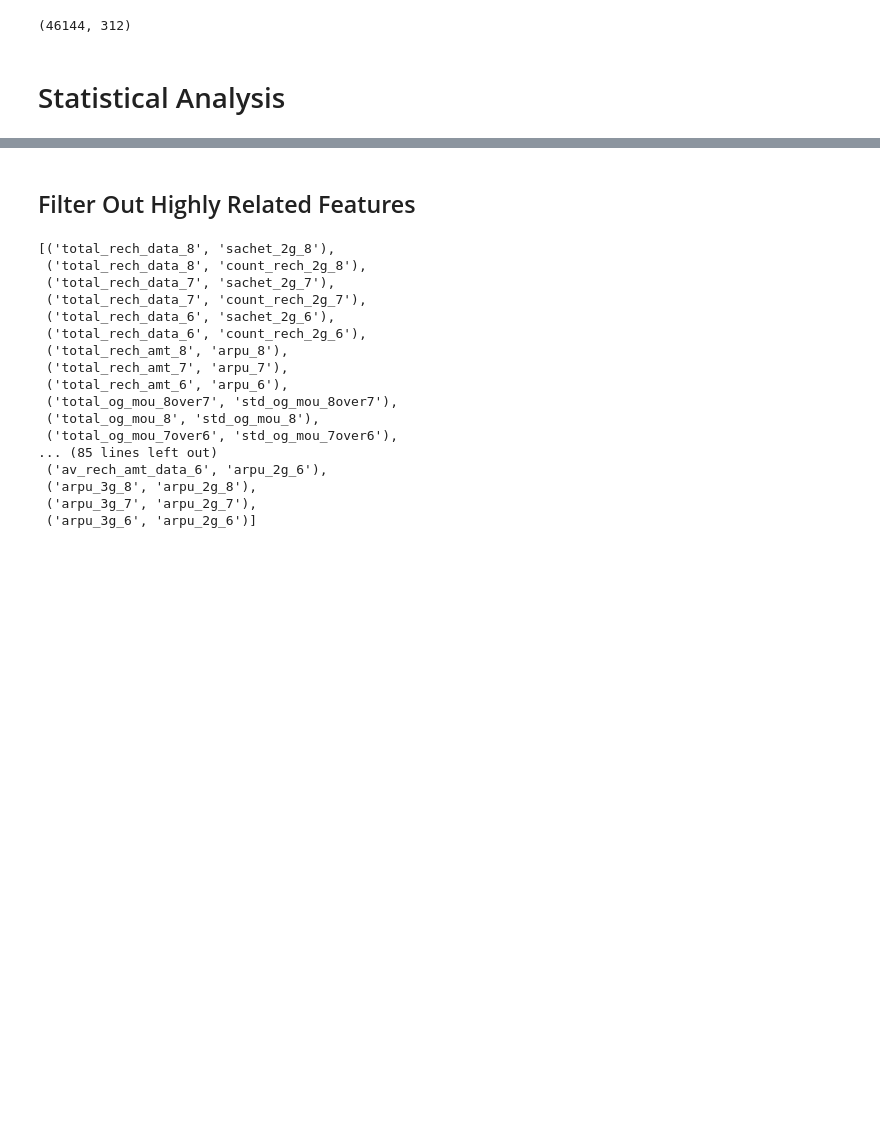
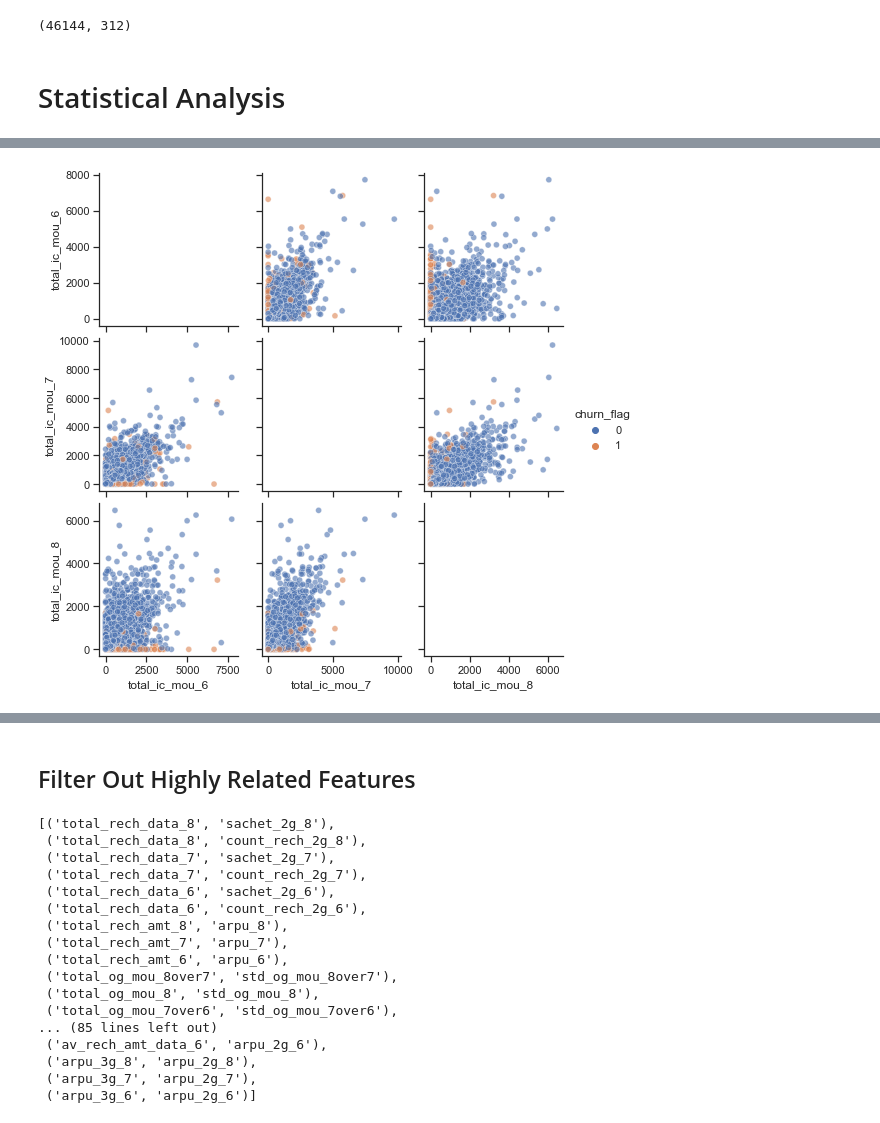
Before and after one commit to Crayon-ShinChan/ids-project, a Jupyter notebook: telecom_large/telecom.ipynb, the cells around one changed output, grey strips where cells are left out. Saved outputs shown, nothing was run; the diff lists cells and outputs as text; code cells hidden in the pictures; blank space fills up the shorter version.

```diff
--- a/telecom_large/telecom.ipynb
+++ b/telecom_large/telecom.ipynb
@@ -731,0 +740,10 @@ highvalue.shape
+# %%
+sns.pairplot(
+    data=highvalue[['total_ic_mou_6','total_ic_mou_7','total_ic_mou_8','churn_flag']],
+    hue='churn_flag',
+    diag_kind='None',
+    plot_kws={'alpha': 0.6},
+)
+plt.show()
+# %% [output]
+[figure, added]
```
Also changed, not shown: parts of 8 cells of this notebook.
